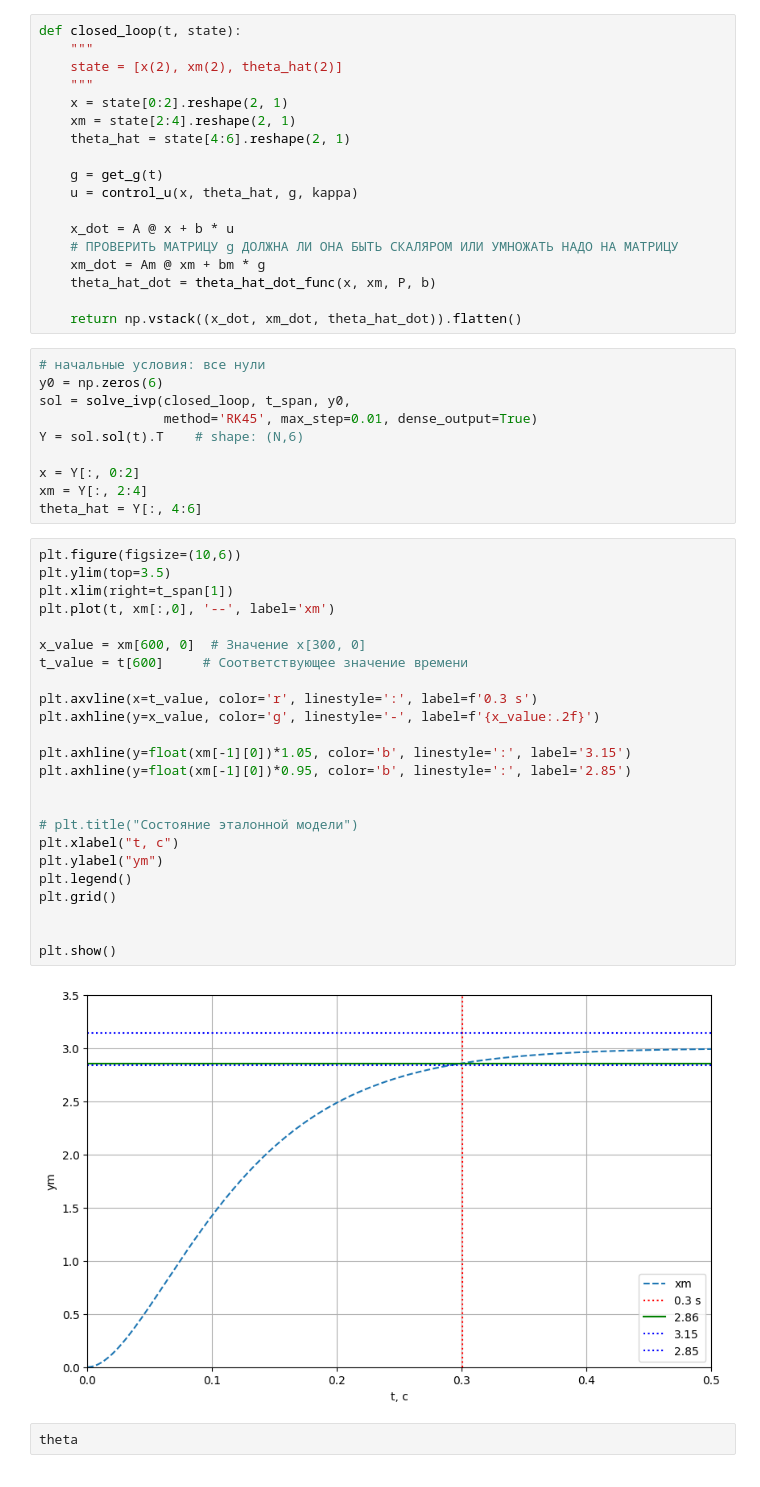
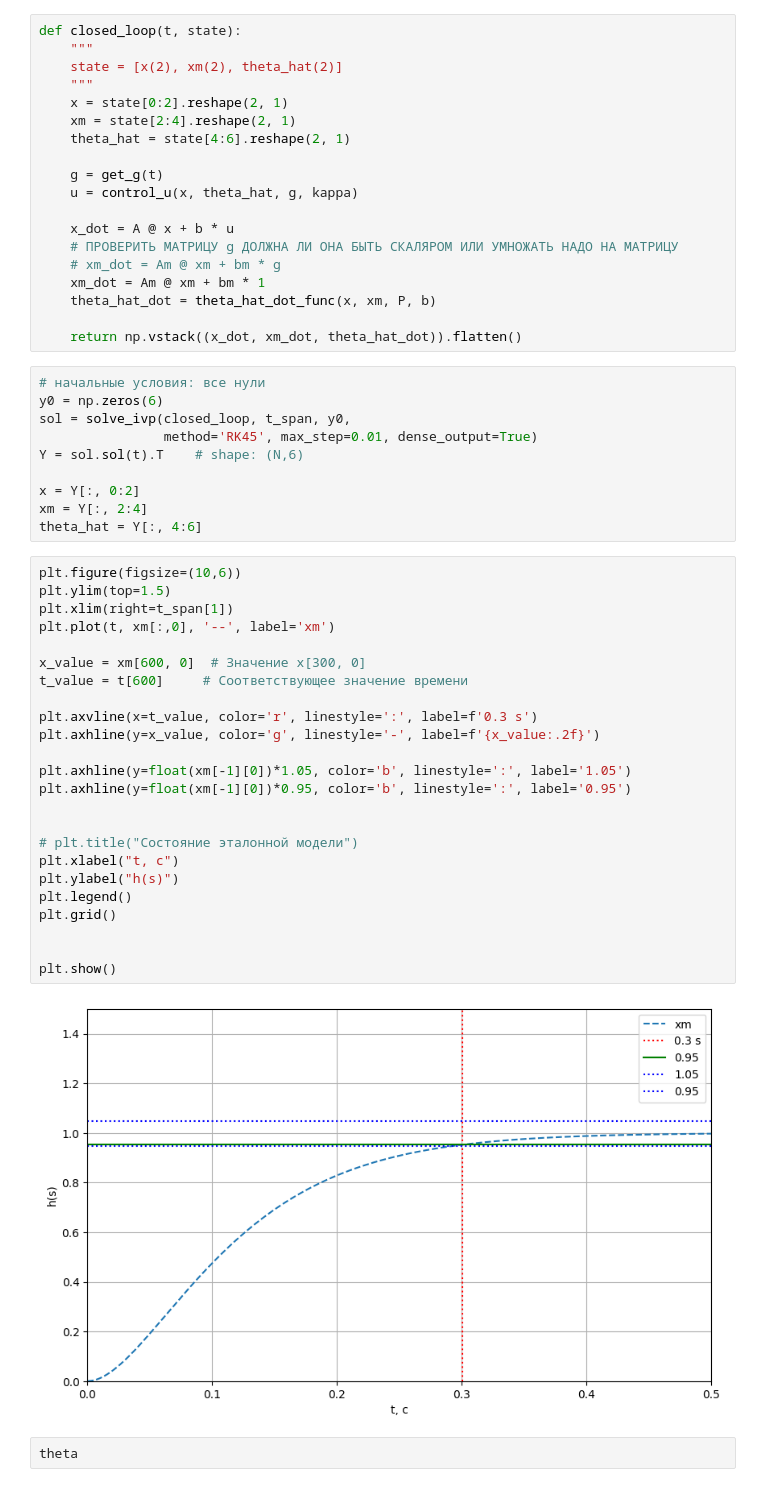
Before and after one commit to AAShakirov/Modern-Control-Systems, a Jupyter notebook: lab3.ipynb, the cells around one changed output. Saved outputs shown, nothing was run; the diff lists cells and outputs as text.

Commit message:
fix: first graph h(s) in 1st part

```diff
--- a/lab3.ipynb
+++ b/lab3.ipynb
@@ -95,7 +92,8 @@ def closed_loop(t, state):
 
     x_dot = A @ x + b * u
     # ПРОВЕРИТЬ МАТРИЦУ g ДОЛЖНА ЛИ ОНА БЫТЬ СКАЛЯРОМ ИЛИ УМНОЖАТЬ НАДО НА МАТРИЦУ
-    xm_dot = Am @ xm + bm * g
+    # xm_dot = Am @ xm + bm * g
+    xm_dot = Am @ xm + bm * 1
     theta_hat_dot = theta_hat_dot_func(x, xm, P, b)
 
     return np.vstack((x_dot, xm_dot, theta_hat_dot)).flatten()
@@ -111,30 +109,30 @@ xm = Y[:, 2:4]
 theta_hat = Y[:, 4:6]
 # %%
 plt.figure(figsize=(10,6))
-plt.ylim(top=3.5)
+plt.ylim(top=1.5)
 plt.xlim(right=t_span[1])
 plt.plot(t, xm[:,0], '--', label='xm')
 
 x_value = xm[600, 0]  # Значение x[300, 0]
 t_value = t[600]     # Соответствующее значение времени
 
 plt.axvline(x=t_value, color='r', linestyle=':', label=f'0.3 s')
 plt.axhline(y=x_value, color='g', linestyle='-', label=f'{x_value:.2f}')
 
-plt.axhline(y=float(xm[-1][0])*1.05, color='b', linestyle=':', label='3.15')
-plt.axhline(y=float(xm[-1][0])*0.95, color='b', linestyle=':', label='2.85')
+plt.axhline(y=float(xm[-1][0])*1.05, color='b', linestyle=':', label='1.05')
+plt.axhline(y=float(xm[-1][0])*0.95, color='b', linestyle=':', label='0.95')
 
 
 # plt.title("Состояние эталонной модели")
 plt.xlabel("t, c")
-plt.ylabel("ym")
+plt.ylabel("h(s)")
 plt.legend()
 plt.grid()
 
 
 plt.show()
 # %% [output]
-[figure, old version]
+[figure, new version]
 # %%
 theta
 # %% [output]
```
Also changed, not shown: parts of 8 cells of this notebook.
